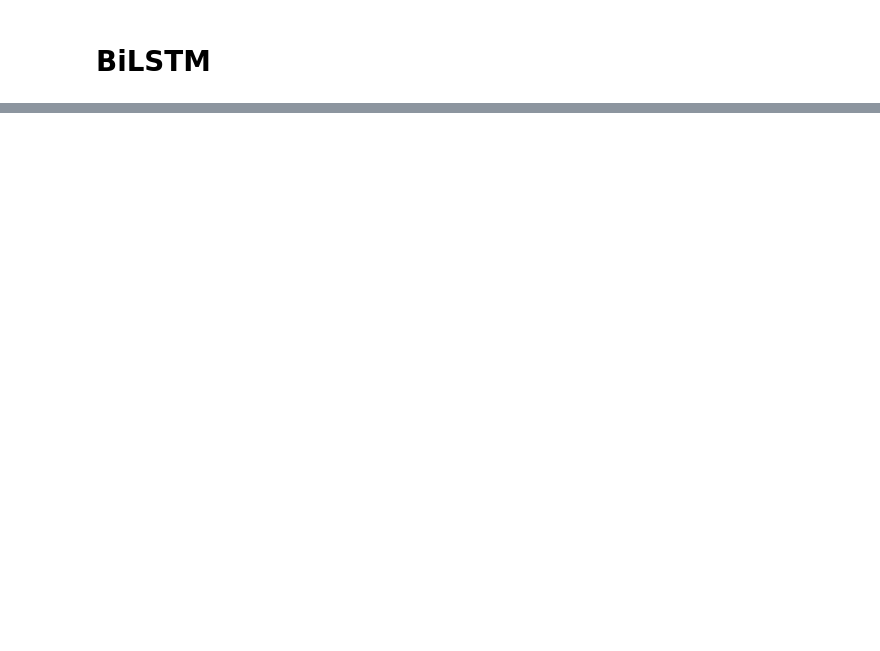
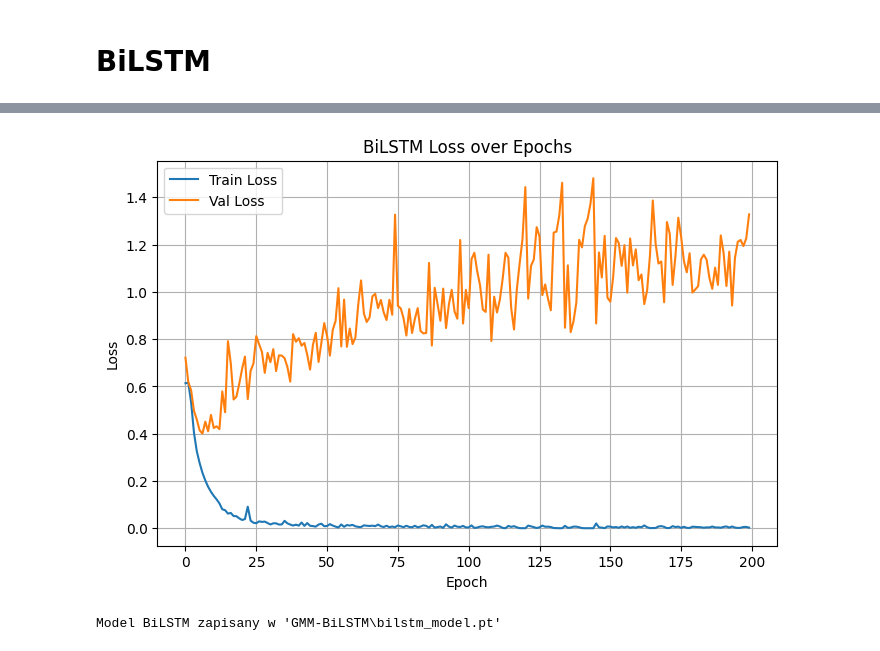
Before and after one commit to IzaP1k/AudioAnalysisDetector, a Jupyter notebook: ASV_deep_learning.ipynb, the cells around one changed output, grey strips where cells are left out. Cells and saved outputs as stored; diff of their text form; code cells hidden in the pictures; blank space fills up the shorter version.

```diff
--- a/ASV_deep_learning.ipynb
+++ b/ASV_deep_learning.ipynb
@@ -29,7 +36,7 @@ feature_extractors_map = {
     'mel-spect': extract_mel_spectrogram,
     'mfcc': extract_mfcc,
     'lfcc': extract_lfcc,
-    'wpt': extract_wpt,
+    #'wpt': extract_wpt,
     # 'Formants': analyze_formants_and_silence
 }
 # %%
@@ -38,4 +99,3 @@ X_train_1 = X_train_1.dropna()
 # %%
-X_test = pd.read_csv("csvki/test_asv2016_data.csv")
-extract_features(X_test, feature_extractors_map)
+X_test = extract_features(X_test, feature_extractors_map)
 X_test = X_test.dropna()
@@ -52,2 +257,7 @@ trained_models = train_all_features(X_train_bez_scalowania, feature_cols, epochs
 # %% [markdown]
 # BiLSTM
+# %%
+cqcc_map = {"cqcc": extract_cqcc}
+# %%
+X_train_bez_scalowania = extract_features(X_train, cqcc_map)
+X_test_bez_scalowania = extract_features(X_test, cqcc_map)
@@ -55,11 +289,17 @@ trained_models = train_all_features(X_train_bez_scalowania, feature_cols, epochs
 X_train_bilstm = filtr_nan(X_train_bez_scalowania)
 X_train_bilstm['cqcc'] = X_train_bilstm['cqcc'].apply(transpose_cqcc)
 
-initial_len = len(X_train_bilstm)
-final_df = X_train_1[X_train_bilstm['cqcc'].notnull()]
+X_test_bilstm = filtr_nan(X_test_bez_scalowania)
+X_test_bilstm['cqcc'] = X_test_bilstm['cqcc'].apply(transpose_cqcc)
 
+final_df = X_train_bilstm[X_train_bilstm['cqcc'].notnull()]
 final_df_balanced = balance_func(final_df, col_name='label')
 
-train_df, test_df, scaler = prepare_train_test_data(final_df_balanced, label_name='label')
+test_df = X_test_bilstm[X_test_bilstm['cqcc'].notnull()]
+test_df_balanced = balance_func(test_df, col_name='label')
 
-model, test_loader = BiLSTM_model(train_df, test_df, num_epochs=100)
+
+train_df, test_df, scaler = prepare_train_test_data(final_df_balanced, test_df=test_df_balanced, label_name='label')
+
+model, test_loader = BiLSTM_model(train_df, test_df, num_epochs=200)
+# %% [output]
@@ -66 +323,3 @@ model, test_loader = BiLSTM_model(train_df, test_df, num_epochs=100)
+[figure, added]
+Model BiLSTM zapisany w 'GMM-BiLSTM\bilstm_model.pt'
 # %%
```
Also changed, not shown: parts of 22 cells of this notebook, 11 other files.
